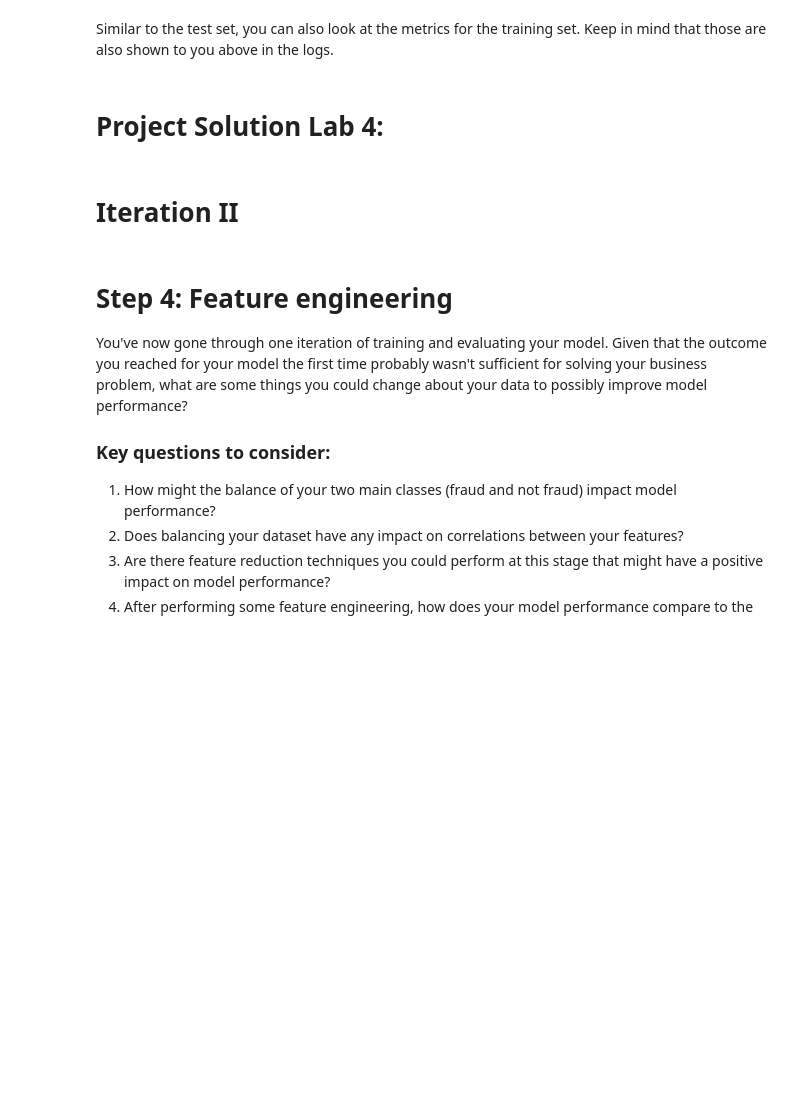
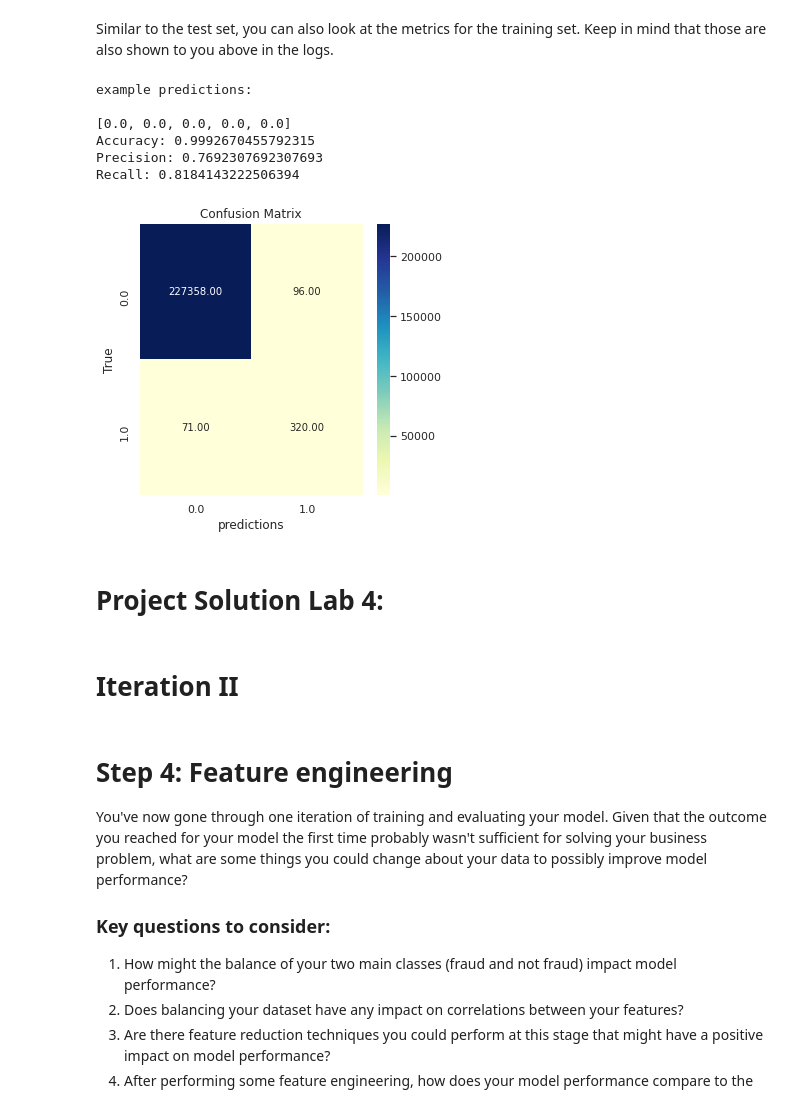
Before and after one commit to jw207427/ml-pipeline, a Jupyter notebook: Credit_Card_Fraud_Detection-Solution.ipynb, the cells around one changed output. Saved outputs shown, nothing was run; the diff lists cells and outputs as text; code cells hidden in the pictures; blank space fills up the shorter version.

```diff
--- a/Credit_Card_Fraud_Detection-Solution.ipynb
+++ b/Credit_Card_Fraud_Detection-Solution.ipynb
@@ -563,7 +565,15 @@ Recall: 0.8043478260869565
 # %% [markdown]
 Similar to the test set, you can also look at the metrics for the training set. Keep in mind that those are also shown to you above in the logs.
 # %%
-#predict_batches(linear_predictor, train_features, train_labels)
+predict_batches(linear_predictor, train_features, train_labels)
+# %% [output]
+example predictions:
+
+[0.0, 0.0, 0.0, 0.0, 0.0]
+Accuracy: 0.9992670455792315
+Precision: 0.7692307692307693
+Recall: 0.8184143222506394
+[figure, added]
 # %%
 # Delete inference endpoint
 sagemaker.Session().delete_endpoint(linear_predictor.endpoint_name)
```
Also changed, not shown: parts of 30 cells of this notebook, 2 other files.
